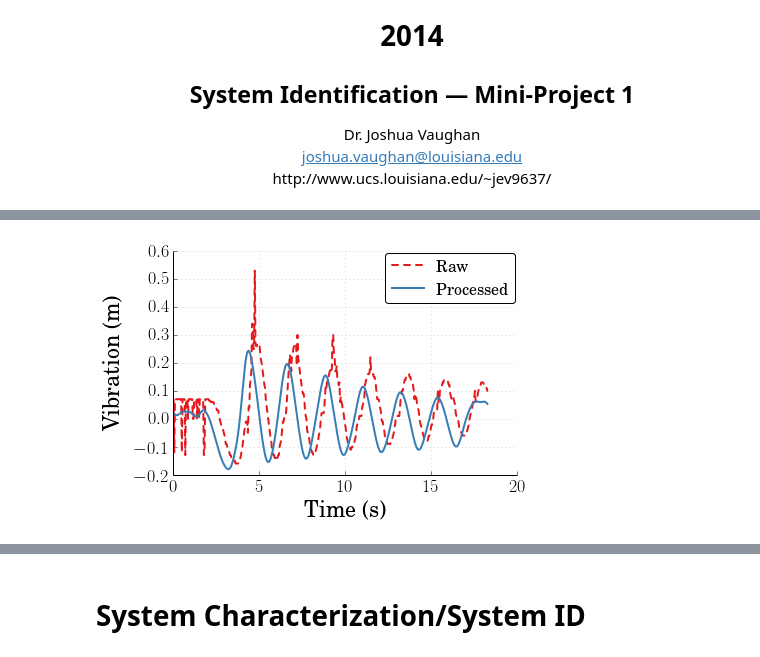
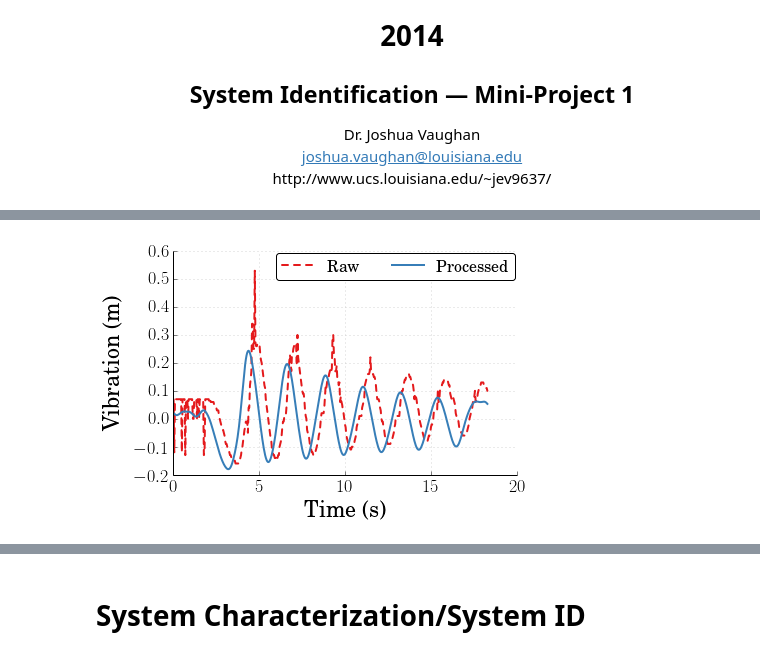
Before and after one commit to DocVaughan/MCHE485-Spring2014, a Jupyter notebook: Mini-Project 1/MCHE485_systemID.ipynb, the cells around one changed output, grey strips where cells are left out. Saved outputs shown, nothing was run; the diff lists cells and outputs as text; code cells hidden in the pictures.

```diff
--- a/Mini-Project 1/MCHE485_systemID.ipynb
+++ b/Mini-Project 1/MCHE485_systemID.ipynb
@@ -24,7 +23,12 @@ file_path = tkFileDialog.askopenfilename()
 data = np.genfromtxt(file_path, delimiter=',', skip_header=1)
 
 time = data[:,0]
-vib = data[:,4]
+
+# There are two types of data files, here we determine which we're opening
+if np.shape(data)[1] is 3:
+    vib = data[:,1]
+else:
+    vib = data[:,4]
 # %%
 # We'll use this function to smooth the data
 
@@ -110,32 +118,32 @@ ax.spines['right'].set_color('none')
 ax.spines['top'].set_color('none')
 
 ax.xaxis.set_ticks_position('bottom')
 ax.yaxis.set_ticks_position('left')
 
 # Turn on the plot grid and set appropriate linestyle and color
 ax.grid(True,linestyle=':',color='0.75')
 ax.set_axisbelow(True)
 
 # Define the X and Y axis labels
 xlabel('Time (s)',family='serif',fontsize=22,weight='bold',labelpad=5)
 ylabel('Vibration (m)',family='serif',fontsize=22,weight='bold',labelpad=10)
 
 plot(time,vib,linewidth=2, linestyle="--", label=r'Raw')
 plot(time,vib_detrend[window_size-2:-1],linewidth=2, label=r'Processed')
 
 # uncomment below and set limits if needed
 # xlim(0,5)
 # ylim(0,10)
 
 # Create the legend, then fix the fontsize
-leg = legend(loc='upper right', fancybox=True)
+leg = legend(loc='upper right', ncol = 2, fancybox=True)
 ltext  = leg.get_texts()
 setp(ltext,family='serif',fontsize=16)
 
 # Adjust the page layout filling the page using the new tight_layout command
 tight_layout(pad=0.5)
 
 # save the figure as a high-res pdf in the current folder
 # savefig('vibration_data.pdf',dpi=600)
 # %% [output]
-[figure, old version]
+[figure, new version]
```
Also changed, not shown: parts of 4 cells of this notebook, 1 other file.
